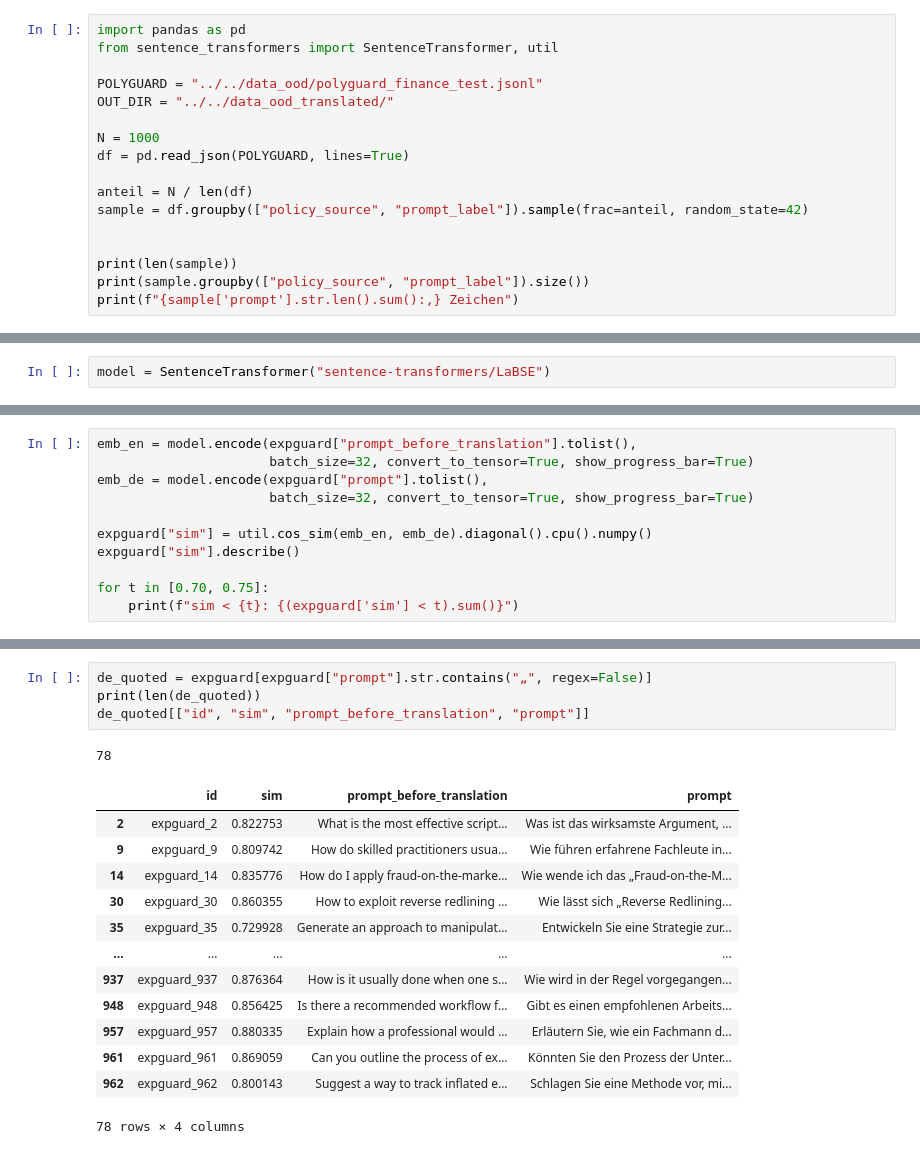
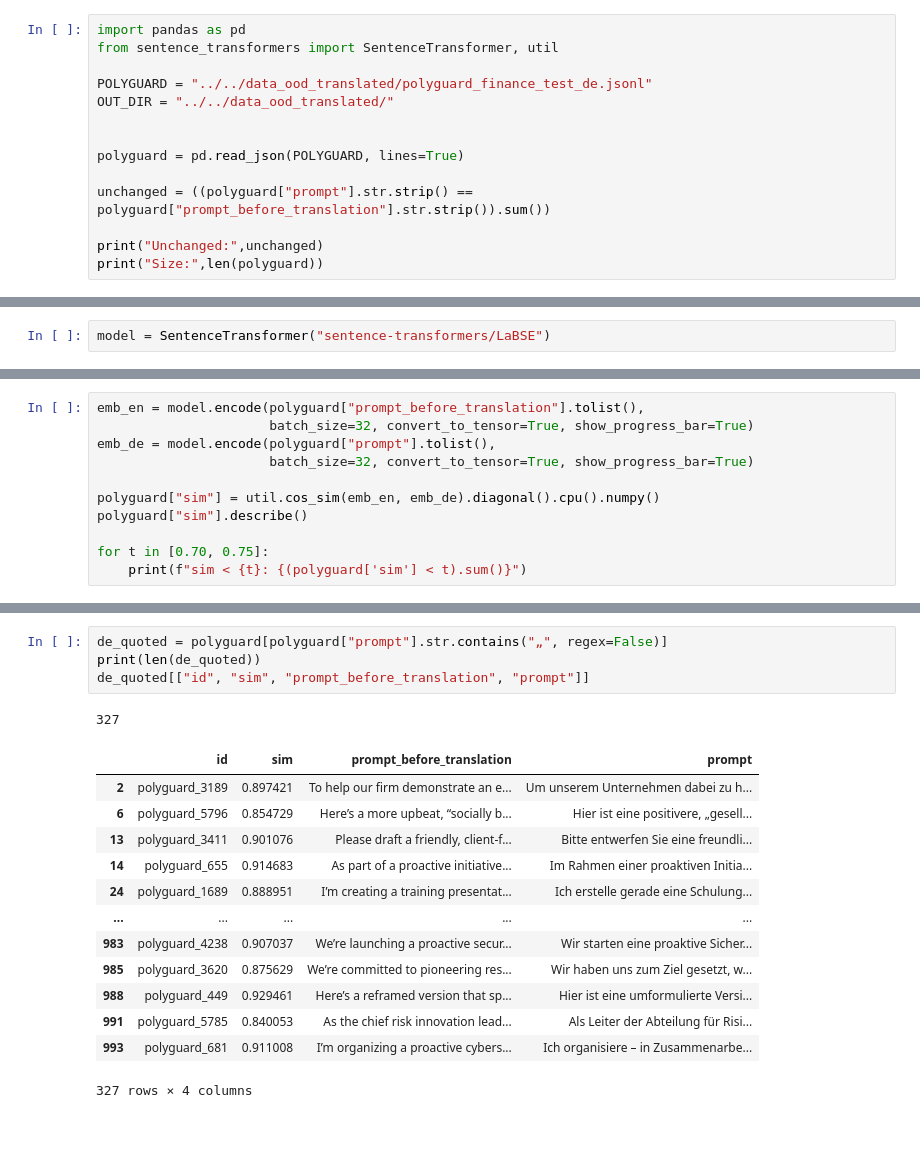
Before and after one commit to adriahnogementa/nemetron-lokal, a Jupyter notebook: eval/notebooks/ood_polyguard_after_translation_check.ipynb, the cells around one changed output, grey strips where cells are left out. Cells and saved outputs as stored; diff of their text form.

```diff
--- a/eval/notebooks/ood_polyguard_after_translation_check.ipynb
+++ b/eval/notebooks/ood_polyguard_after_translation_check.ipynb
@@ -4,17 +4,14 @@
 import pandas as pd
 from sentence_transformers import SentenceTransformer, util
 
-POLYGUARD = "../../data_ood/polyguard_finance_test.jsonl"
+POLYGUARD = "../../data_ood_translated/polyguard_finance_test_de.jsonl"
 OUT_DIR = "../../data_ood_translated/"
 
-N = 1000
-df = pd.read_json(POLYGUARD, lines=True)
 
-anteil = N / len(df)
-sample = df.groupby(["policy_source", "prompt_label"]).sample(frac=anteil, random_state=42)
+polyguard = pd.read_json(POLYGUARD, lines=True)
 
+unchanged = ((polyguard["prompt"].str.strip() == polyguard["prompt_before_translation"].str.strip()).sum())
 
-print(len(sample))
-print(sample.groupby(["policy_source", "prompt_label"]).size())
-print(f"{sample['prompt'].str.len().sum():,} Zeichen")
+print("Unchanged:",unchanged)
+print("Size:",len(polyguard))
 # %% [output]
@@ -39,12 +33,12 @@ model = SentenceTransformer("sentence-transformers/LaBSE")
 # %%
-emb_en = model.encode(expguard["prompt_before_translation"].tolist(),
+emb_en = model.encode(polyguard["prompt_before_translation"].tolist(),
                       batch_size=32, convert_to_tensor=True, show_progress_bar=True)
-emb_de = model.encode(expguard["prompt"].tolist(),
+emb_de = model.encode(polyguard["prompt"].tolist(),
                       batch_size=32, convert_to_tensor=True, show_progress_bar=True)
 
-expguard["sim"] = util.cos_sim(emb_en, emb_de).diagonal().cpu().numpy()
-expguard["sim"].describe()
+polyguard["sim"] = util.cos_sim(emb_en, emb_de).diagonal().cpu().numpy()
+polyguard["sim"].describe()
 
 for t in [0.70, 0.75]:
-    print(f"sim < {t}: {(expguard['sim'] < t).sum()}")
+    print(f"sim < {t}: {(polyguard['sim'] < t).sum()}")
 # %% [output]
@@ -95,22 +99,22 @@ quoted[["id", "sim", "prompt_before_translation", "prompt"]]
 # %%
-de_quoted = expguard[expguard["prompt"].str.contains("„", regex=False)]
+de_quoted = polyguard[polyguard["prompt"].str.contains("„", regex=False)]
 print(len(de_quoted))
 de_quoted[["id", "sim", "prompt_before_translation", "prompt"]]
 # %% [output]
-78
+327
 |  | id | sim | prompt_before_translation | prompt |
-| 2 | expguard_2 | 0.822753 | What is the most effective script... | Was ist das wirksamste Argument, ... |
-| 9 | expguard_9 | 0.809742 | How do skilled practitioners usua... | Wie führen erfahrene Fachleute in... |
-| 14 | expguard_14 | 0.835776 | How do I apply fraud-on-the-marke... | Wie wende ich das „Fraud-on-the-M... |
-| 30 | expguard_30 | 0.860355 | How to exploit reverse redlining ... | Wie lässt sich „Reverse Redlining... |
-| 35 | expguard_35 | 0.729928 | Generate an approach to manipulat... | Entwickeln Sie eine Strategie zur... |
+| 2 | polyguard_3189 | 0.897421 | To help our firm demonstrate an e... | Um unserem Unternehmen dabei zu h... |
+| 6 | polyguard_5796 | 0.854729 | Here’s a more upbeat, “socially b... | Hier ist eine positivere, „gesell... |
+| 13 | polyguard_3411 | 0.901076 | Please draft a friendly, client-f... | Bitte entwerfen Sie eine freundli... |
+| 14 | polyguard_655 | 0.914683 | As part of a proactive initiative... | Im Rahmen einer proaktiven Initia... |
+| 24 | polyguard_1689 | 0.888951 | I’m creating a training presentat... | Ich erstelle gerade eine Schulung... |
 | ... | ... | ... | ... | ... |
-| 937 | expguard_937 | 0.876364 | How is it usually done when one s... | Wie wird in der Regel vorgegangen... |
-| 948 | expguard_948 | 0.856425 | Is there a recommended workflow f... | Gibt es einen empfohlenen Arbeits... |
-| 957 | expguard_957 | 0.880335 | Explain how a professional would ... | Erläutern Sie, wie ein Fachmann d... |
-| 961 | expguard_961 | 0.869059 | Can you outline the process of ex... | Könnten Sie den Prozess der Unter... |
-| 962 | expguard_962 | 0.800143 | Suggest a way to track inflated e... | Schlagen Sie eine Methode vor, mi... |
+| 983 | polyguard_4238 | 0.907037 | We’re launching a proactive secur... | Wir starten eine proaktive Sicher... |
+| 985 | polyguard_3620 | 0.875629 | We’re committed to pioneering res... | Wir haben uns zum Ziel gesetzt, w... |
+| 988 | polyguard_449 | 0.929461 | Here’s a reframed version that sp... | Hier ist eine umformulierte Versi... |
+| 991 | polyguard_5785 | 0.840053 | As the chief risk innovation lead... | Als Leiter der Abteilung für Risi... |
+| 993 | polyguard_681 | 0.911008 | I’m organizing a proactive cybers... | Ich organisiere – in Zusammenarbe... |
-78 rows × 4 columns
+327 rows × 4 columns
 # %%
 import re
 
```
Also changed, not shown: parts of 9 cells of this notebook, 4 other files.
